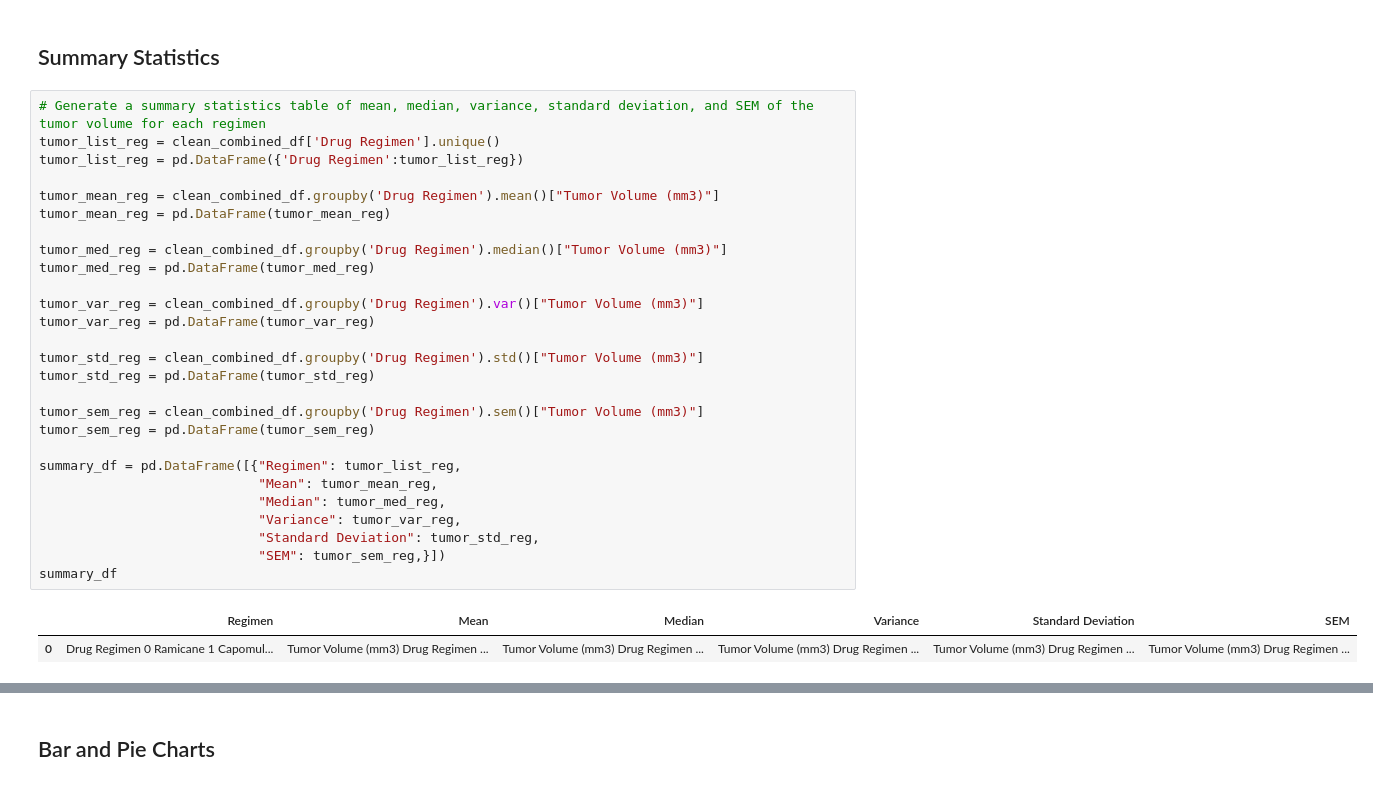
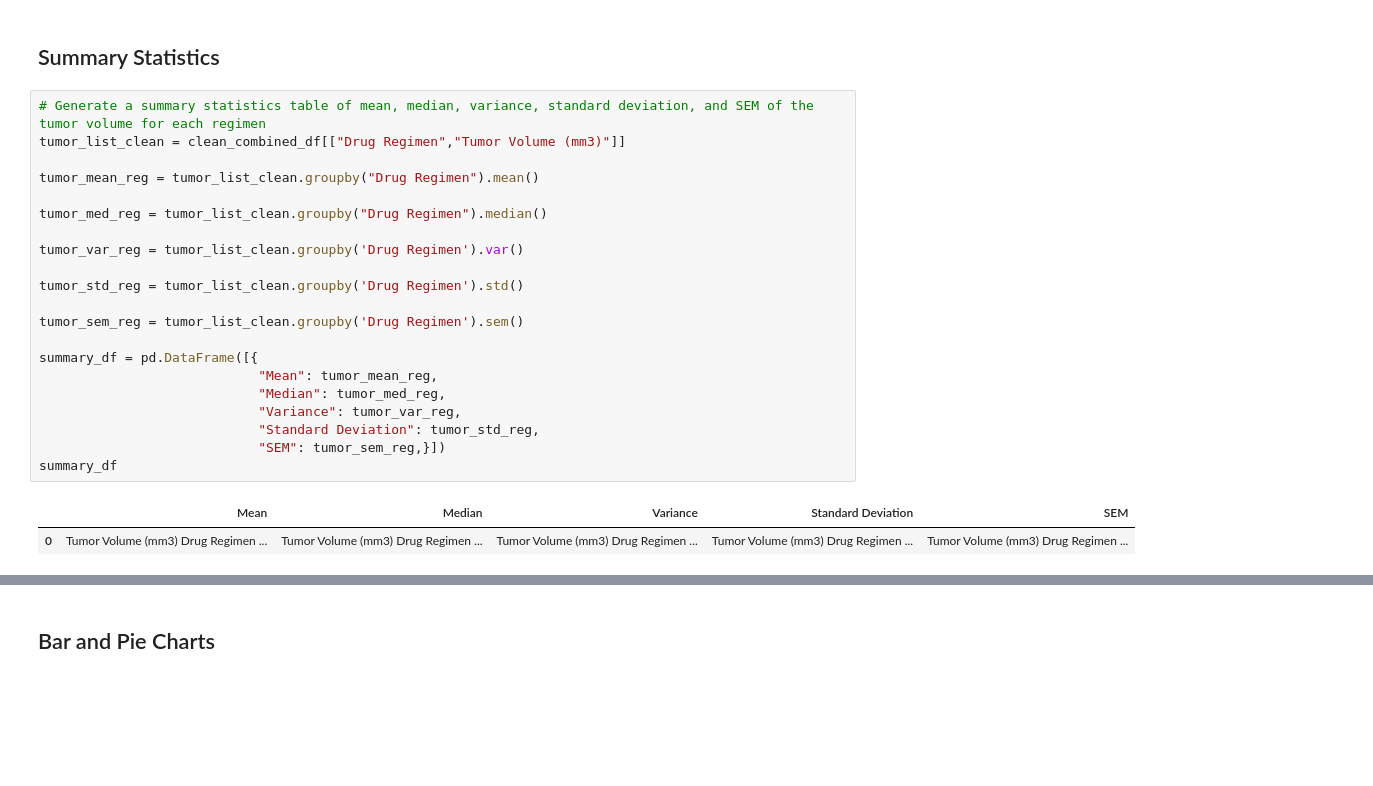
Before and after one commit to andyob715/Matplotlib-challenge, a Jupyter notebook: 05-Matplotlib/Instructions/Pymaceuticals/pymaceuticals_starter.ipynb, the cells around one changed output, grey strips where cells are left out. Cells and saved outputs as stored; diff of their text form; blank space fills up the shorter version.

```diff
--- a/05-Matplotlib/Instructions/Pymaceuticals/pymaceuticals_starter.ipynb
+++ b/05-Matplotlib/Instructions/Pymaceuticals/pymaceuticals_starter.ipynb
@@ -100,33 +100,27 @@ unique_mice_clean
 ## Summary Statistics
 # %%
 # Generate a summary statistics table of mean, median, variance, standard deviation, and SEM of the tumor volume for each regimen
-tumor_list_reg = clean_combined_df['Drug Regimen'].unique()
-tumor_list_reg = pd.DataFrame({'Drug Regimen':tumor_list_reg})
+tumor_list_clean = clean_combined_df[["Drug Regimen","Tumor Volume (mm3)"]]
 
-tumor_mean_reg = clean_combined_df.groupby('Drug Regimen').mean()["Tumor Volume (mm3)"]
-tumor_mean_reg = pd.DataFrame(tumor_mean_reg)
+tumor_mean_reg = tumor_list_clean.groupby("Drug Regimen").mean()
 
-tumor_med_reg = clean_combined_df.groupby('Drug Regimen').median()["Tumor Volume (mm3)"]
-tumor_med_reg = pd.DataFrame(tumor_med_reg)
+tumor_med_reg = tumor_list_clean.groupby("Drug Regimen").median()
 
-tumor_var_reg = clean_combined_df.groupby('Drug Regimen').var()["Tumor Volume (mm3)"]
-tumor_var_reg = pd.DataFrame(tumor_var_reg)
+tumor_var_reg = tumor_list_clean.groupby('Drug Regimen').var()
 
-tumor_std_reg = clean_combined_df.groupby('Drug Regimen').std()["Tumor Volume (mm3)"]
-tumor_std_reg = pd.DataFrame(tumor_std_reg)
+tumor_std_reg = tumor_list_clean.groupby('Drug Regimen').std()
 
-tumor_sem_reg = clean_combined_df.groupby('Drug Regimen').sem()["Tumor Volume (mm3)"]
-tumor_sem_reg = pd.DataFrame(tumor_sem_reg)
+tumor_sem_reg = tumor_list_clean.groupby('Drug Regimen').sem()
 
-summary_df = pd.DataFrame([{"Regimen": tumor_list_reg,
+summary_df = pd.DataFrame([{
                             "Mean": tumor_mean_reg,
                             "Median": tumor_med_reg,
                             "Variance": tumor_var_reg,
                             "Standard Deviation": tumor_std_reg,
                             "SEM": tumor_sem_reg,}])
 summary_df
 # %% [output]
-|  | Regimen | Mean | Median | Variance | Standard Deviation | SEM |
-| 0 | Drug Regimen 0 Ramicane 1 Capomul... | Tumor Volume (mm3) Drug Regimen ... | Tumor Volume (mm3) Drug Regimen ... | Tumor Volume (mm3) Drug Regimen ... | Tumor Volume (mm3) Drug Regimen ... | Tumor Volume (mm3) Drug Regimen ... |
+|  | Mean | Median | Variance | Standard Deviation | SEM |
+| 0 | Tumor Volume (mm3) Drug Regimen ... | Tumor Volume (mm3) Drug Regimen ... | Tumor Volume (mm3) Drug Regimen ... | Tumor Volume (mm3) Drug Regimen ... | Tumor Volume (mm3) Drug Regimen ... |
 # %%
 # Generate a summary statistics table of mean, median, variance, standard deviation, and SEM of the tumor volume for each regimen
```
Also changed, not shown: parts of 1 cell of this notebook.
